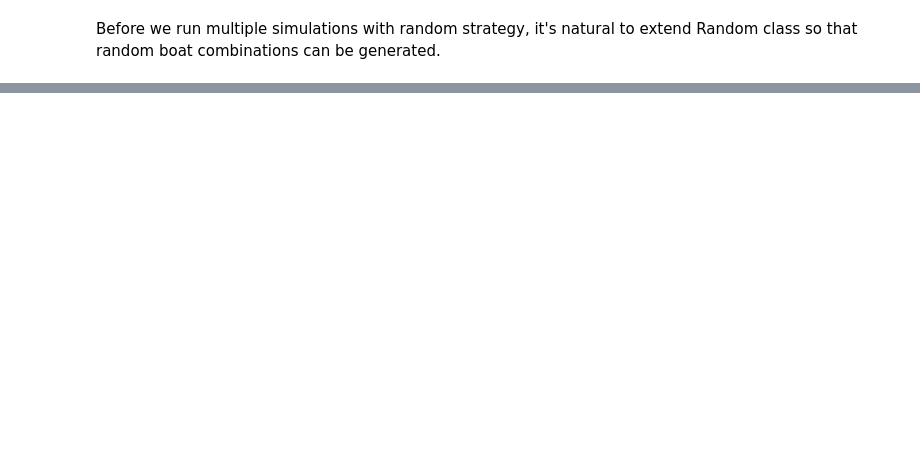
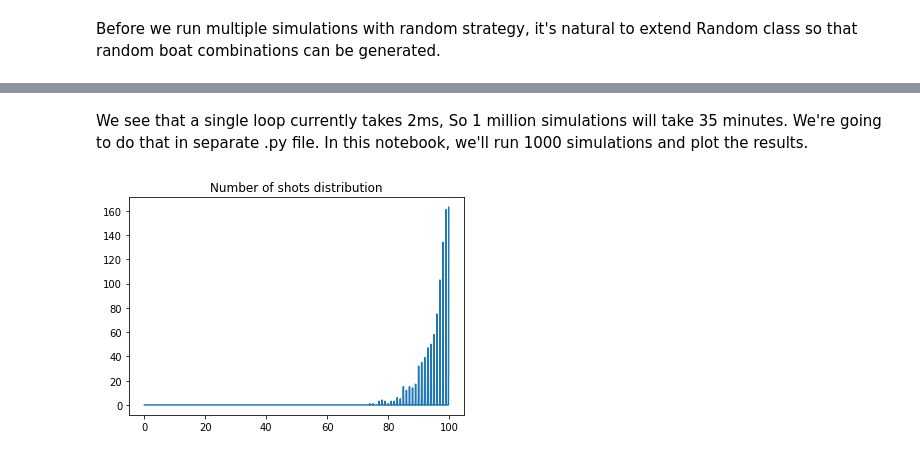
Before and after one commit to lnadi17/battleship-simulator, a Jupyter notebook: random-strategy.ipynb, the cells around one changed output, grey strips where cells are left out. Drawn from its saved outputs; the diff is of its cells as text; code cells hidden in the pictures; blank space fills up the shorter version.

Commit message:
Finish random strategy analyzation

```diff
--- a/random-strategy.ipynb
+++ b/random-strategy.ipynb
@@ -139,0 +140,4 @@ board.get_figure()
+# %%
+%%capture
+board = Gameboard()
+random = Random()
@@ -139,0 +163,33 @@ board.get_figure()
+# %% [markdown]
+We see that a single loop currently takes 2ms, So 1 million simulations will take 35 minutes. We're going to do that in separate .py file. In this notebook, we'll run 1000 simulations and plot the results.
+# %%
+# array containing shot count of each game
+shots = []
+# array containing accuracy of each game
+accuracies = []
+
+for i in range(1000):
+    # add ships on random location
+    board.hide_ship(*random.generate_ship_locations())
+
+    # run one game
+    while True:
+        board.shoot(random.choose())
+        if board.is_game_over():
+            break
+
+    # capture statistics
+    shots.append(board.get_shot_count())
+    accuracies.append(board.get_accuracy())
+
+    # clear gameboard
+    board.clear()
+    # reset available locations
+    random.reset_available_locations()
+# %%
+hist = np.histogram(shots, bins=len(shots), range=(0, 100))
+plt.plot(hist[1][:-1], hist[0])
+plt.title('Number of shots distribution')
+plt.show()
+# %% [output]
+[figure, added]
```
Also changed, not shown: parts of 7 cells of this notebook.
